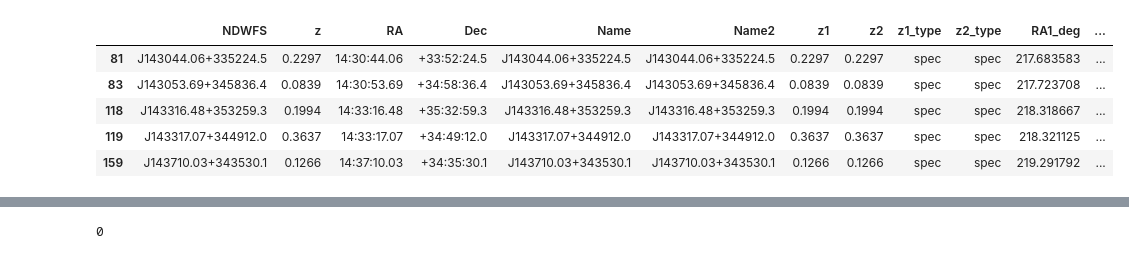
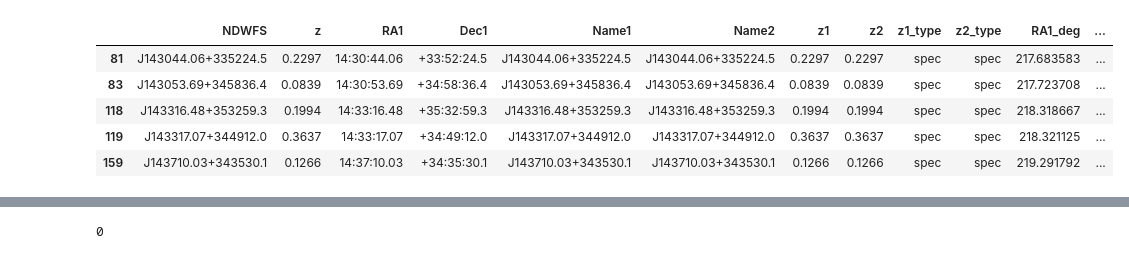
Before and after one commit to thatastroguy/thebigmac, a Jupyter notebook: Offset_AGN_catalogs.ipynb, the cells around one changed output, grey strips where cells are left out. Cells and saved outputs as stored; diff of their text form; code cells hidden in the pictures.

```diff
--- a/Offset_AGN_catalogs.ipynb
+++ b/Offset_AGN_catalogs.ipynb
@@ -146,12 +146,12 @@ comerford2013 = comerford2013[comerford2013['NDWFS'].isin(NDWFS)]
 comerford2013['Coordinates'] = comerford2013['NDWFS'].str.slice(start=1)
 comerford2013['RA_test'] = comerford2013['Coordinates'].str.slice(start=0, stop=9) # Stripping the DEC parts
 comerford2013['Dec_test'] = comerford2013['Coordinates'].str.slice(start=9, stop=19) # Stripping the RA parts
-comerford2013['RA'] = comerford2013['RA_test'].str.slice(start=0, stop=2)+":"+comerford2013['RA_test'].str.slice(start=2, stop=4)+":"+comerford2013['RA_test'].str.slice(start=4, stop=9) # Putting together the RA coordinates separated by colons
-comerford2013['Dec'] = comerford2013['Dec_test'].str.slice(start=0, stop=3)+":"+comerford2013['Dec_test'].str.slice(start=3, stop=5)+":"+comerford2013['Dec_test'].str.slice(start=5, stop=10) # Putting together the Dec coodinates separated by colons
+comerford2013['RA1'] = comerford2013['RA_test'].str.slice(start=0, stop=2)+":"+comerford2013['RA_test'].str.slice(start=2, stop=4)+":"+comerford2013['RA_test'].str.slice(start=4, stop=9) # Putting together the RA coordinates separated by colons
+comerford2013['Dec1'] = comerford2013['Dec_test'].str.slice(start=0, stop=3)+":"+comerford2013['Dec_test'].str.slice(start=3, stop=5)+":"+comerford2013['Dec_test'].str.slice(start=5, stop=10) # Putting together the Dec coodinates separated by colons
 comerford2013.drop(columns=['Coordinates','RA_test','Dec_test'], inplace=True)
 
 
-comerford2013['Name'] = comerford2013['NDWFS']
+comerford2013['Name1'] = comerford2013['NDWFS']
 comerford2013['Name2'] = comerford2013['NDWFS']
 comerford2013['z1'] = comerford2013['z']
 comerford2013['z2'] = comerford2013['z']
@@ -162,13 +162,13 @@ comerford2013['z2_type'] = "spec"
 #name_to_coords(comerford2013,comerford2013['Name'])
 
 # Converting the coordinates
-coordconvert = SkyCoord(ra = comerford2013['RA'], dec = comerford2013['Dec'], frame='icrs', unit = (u.hourangle, u.deg))
+coordconvert = SkyCoord(ra = comerford2013['RA1'], dec = comerford2013['Dec1'], frame='icrs', unit = (u.hourangle, u.deg))
 comerford2013['RA1_deg'] = coordconvert.ra.degree
 comerford2013['Dec1_deg'] = coordconvert.dec.degree
 
 # Adding in a second set of coordinates for the 'secondary'
-comerford2013['RA2'] = comerford2013['RA']
-comerford2013['Dec2'] = comerford2013['Dec']
+comerford2013['RA2'] = comerford2013['RA1']
+comerford2013['Dec2'] = comerford2013['Dec1']
 
 comerford2013['RA2_deg'] = comerford2013['RA1_deg']
 comerford2013['Dec2_deg'] = comerford2013['Dec1_deg']
@@ -207,34 +207,34 @@ comerford2013['Sep'] = 3 # arcseconds
 comerford2013['dV'] = (2.99e+5)*((1+comerford2013['z1'])**2 - (1+comerford2013['z2'])**2)/((1+comerford2013['z1'])**2+(1+comerford2013['z2'])**2)
 # dV will be zero until we include follow-up observations that show separate redshifts
 
 # Adding information about the paper and the selection method
 comerford2013['Selection Method'] = "Velocity Offset Optical Spectroscopic Emission Lines" #DPSELs
 comerford2013['Confirmation Method'] = "-99"
 comerford2013['Paper(s)'] = "Comerford+2013"
 comerford2013['BibCode(s)'] = "2013ApJ...777...64C"
 comerford2013['DOI(s)'] = "https://doi.org/10.1088/0004-637X/777/1/64"
 
 ## And dropping any columns that we don't need....
 #comerford2013.drop(labels=['SDSS','f_SDSS','Vel','logL','Type','Q','zr','zh'],\
 #              axis=1, inplace=True)
 #
 ## Rearranging the columns and renaming columns now...
 #comerford2013 = comerford2013[['System Type','Name','Name2','Selection Method','Confirmation Method','z','z1_type','z2',\
 #                    'z2_type','RA', 'Dec', 'RA_deg','Dec_deg','RA2','Dec2','RA2_deg','Dec2_deg',\
 #                    'Equinox','Coordinate_waveband','Coordinate_Source','Brightness1','Brightness_band1',\
 #                    'Brightness_type1','Brightness2','Brightness_band2','Brightness_type2','Sep','Sep(kpc)',\
 #                    'delta_z','dV','Paper(s)','BibCode(s)','DOI(s)']]
 #comerford2013.columns=['System Type','Name1','Name2','Selection Method','Confirmation Method','z1','z1_type','z2',\
 #                    'z2_type','RA1', 'Dec1', 'RA1_deg','Dec1_deg','RA2','Dec2','RA2_deg','Dec2_deg',\
 #                    'Equinox','Coordinate_waveband','Coordinate_Source','Brightness1','Brightness_band1',\
 #                    'Brightness_type1','Brightness2','Brightness_band2','Brightness_type2','Sep','Sep(kpc)',\
 #                    'delta_z','dV','Paper(s)','BibCode(s)','DOI(s)']
 #
 
 
 comerford2013
 # %% [output]
-|  | NDWFS | z | RA | Dec | Name | Name2 | z1 | z2 | z1_type | z2_type | RA1_deg | ... |
+|  | NDWFS | z | RA1 | Dec1 | Name1 | Name2 | z1 | z2 | z1_type | z2_type | RA1_deg | ... |
 | 81 | J143044.06+335224.5 | 0.2297 | 14:30:44.06 | +33:52:24.5 | J143044.06+335224.5 | J143044.06+335224.5 | 0.2297 | 0.2297 | spec | spec | 217.683583 | ... |
 | 83 | J143053.69+345836.4 | 0.0839 | 14:30:53.69 | +34:58:36.4 | J143053.69+345836.4 | J143053.69+345836.4 | 0.0839 | 0.0839 | spec | spec | 217.723708 | ... |
 | 118 | J143316.48+353259.3 | 0.1994 | 14:33:16.48 | +35:32:59.3 | J143316.48+353259.3 | J143316.48+353259.3 | 0.1994 | 0.1994 | spec | spec | 218.318667 | ... |
```
Also changed, not shown: parts of 8 cells of this notebook, 4 other files.
